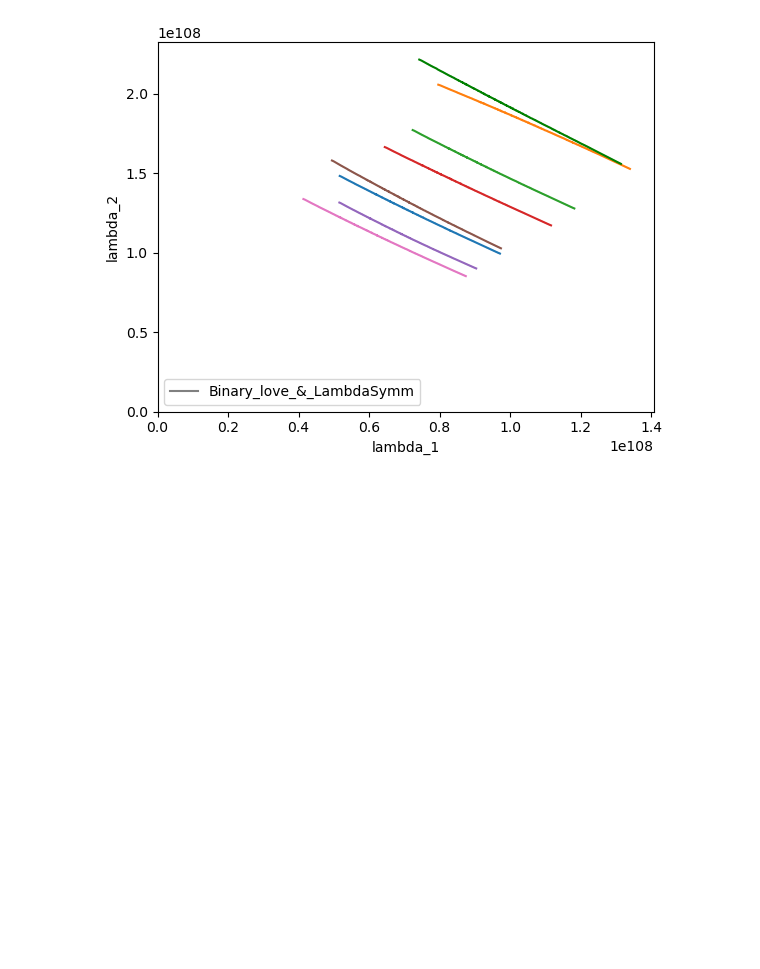
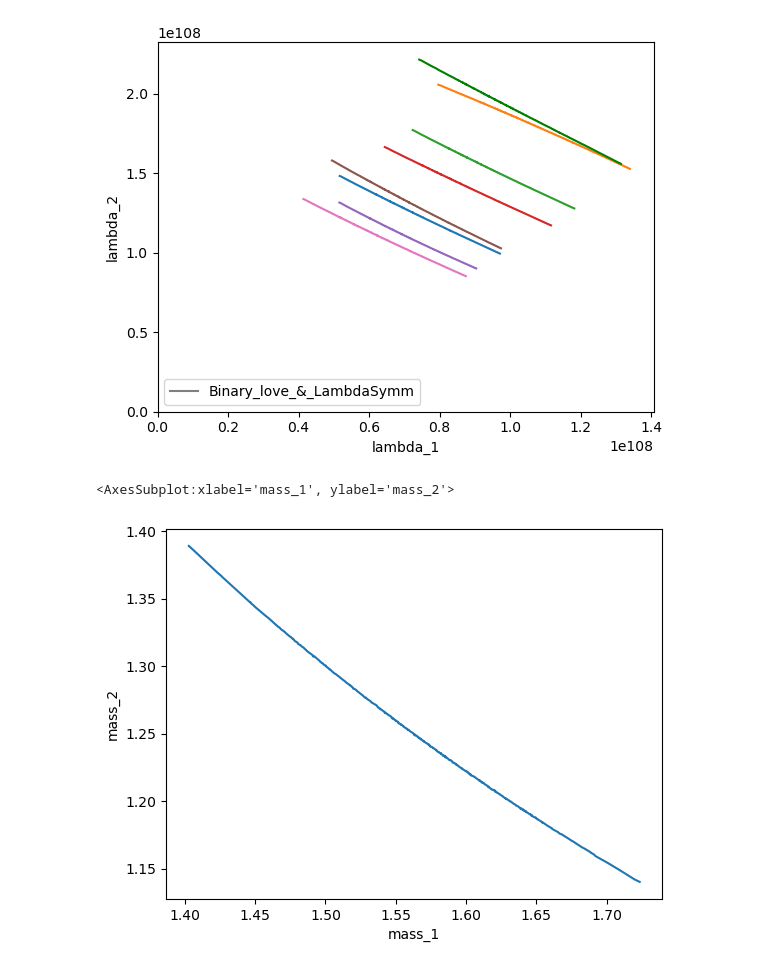
Before and after one commit to daniellmarc/Binary_Love, a Jupyter notebook: Test_extract_EOS.ipynb, the cells around one changed output. Saved outputs shown, nothing was run; the diff lists cells and outputs as text; code cells hidden in the pictures; blank space fills up the shorter version.

Commit message:
made diagnositic plots as well as added mass plot

```diff
--- a/Test_extract_EOS.ipynb
+++ b/Test_extract_EOS.ipynb
@@ -344,6 +344,12 @@ plt.legend(handles=[gray_line])
 # %% [output]
 <matplotlib.legend.Legend at 0x...>
 [figure]
+# %%
+sns.lineplot( x=results.posterior['mass_1'], y=results.posterior['mass_2'])
+#test#
+# %% [output]
+<AxesSubplot:xlabel='mass_1', ylabel='mass_2'>
+[figure, added]
 # %%
 # result_1 = bilby.result.read_in_result(filename='lambdatilde_deltalambdatilde/outdir/New_Example_Code_result.json') #Bilby_Example_Code_Carls_Import
 # %%
```
